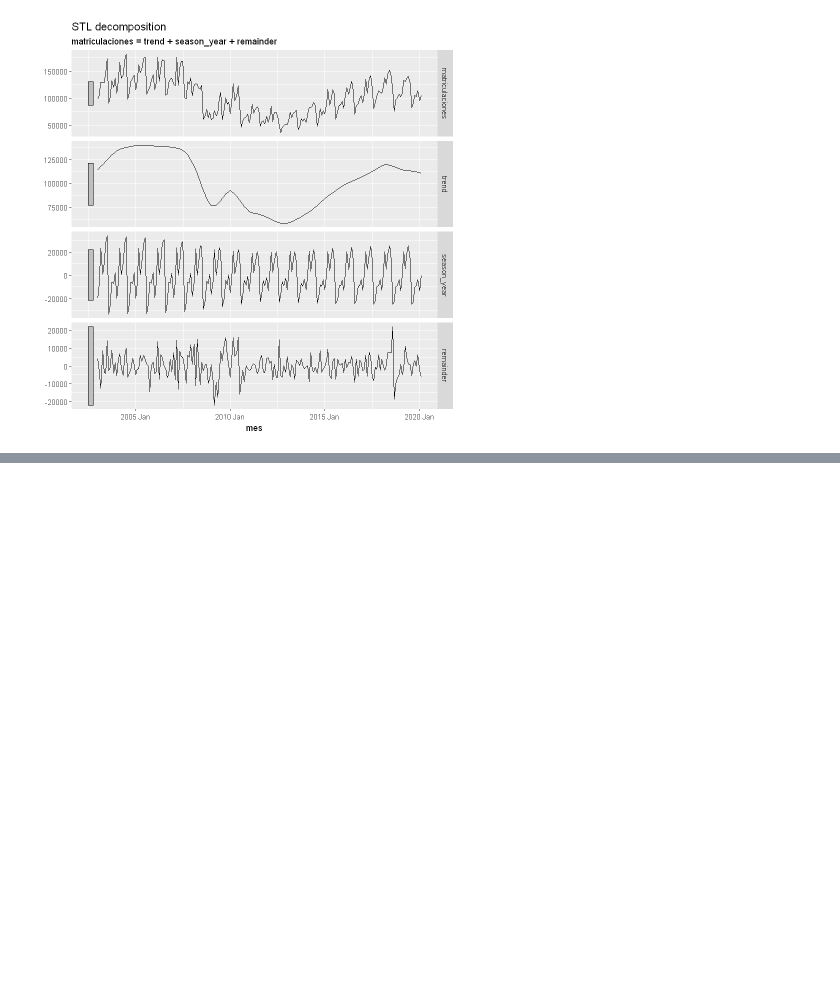
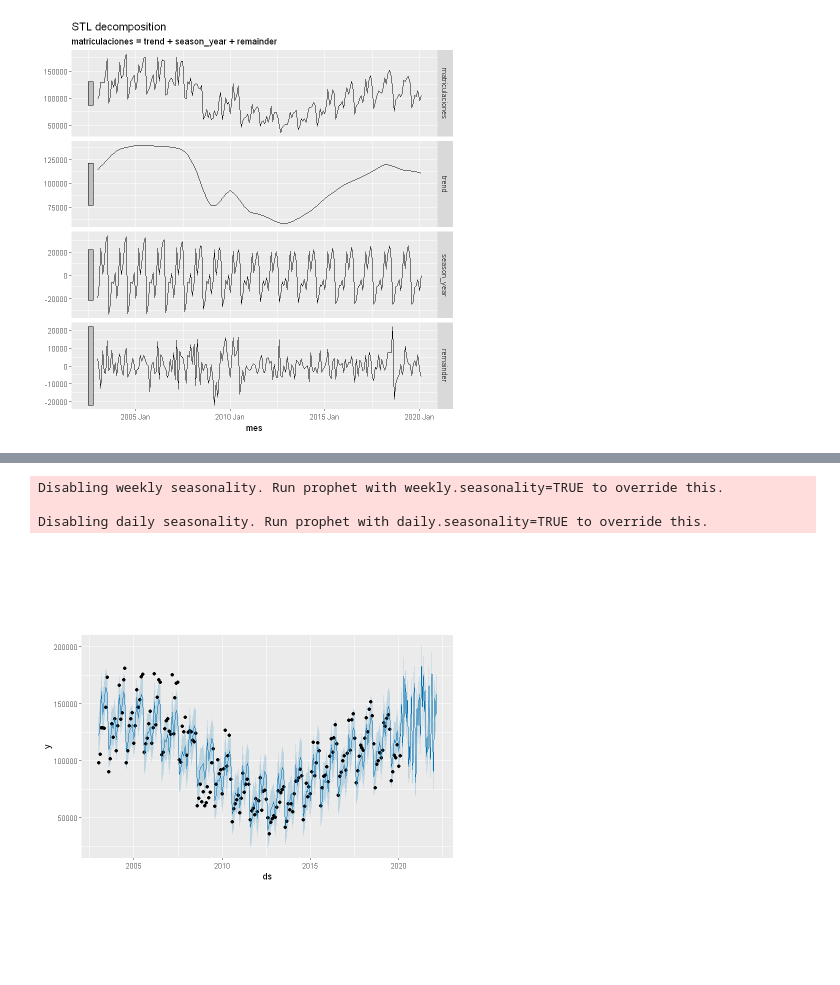
Before and after one commit to Atuneros/trabajos, a Jupyter notebook: machine_learning2/practica3.ipynb, the cells around one changed output, grey strips where cells are left out. Cells and saved outputs as stored; diff of their text form; code cells hidden in the pictures; blank space fills up the shorter version.

Commit message:
corregido arima + añadido prophet

```diff
--- a/machine_learning2/practica3.ipynb
+++ b/machine_learning2/practica3.ipynb
@@ -242,0 +230,14 @@ fit2 %>% forecast(h = 1) %>%
+# %%
+m <- prophet(serie_2020)
+# %% [output]
+Disabling weekly seasonality. Run prophet with weekly.seasonality=TRUE to override this.
+
+Disabling daily seasonality. Run prophet with daily.seasonality=TRUE to override this.
+# %%
+future <- make_future_dataframe(m, periods = 750)
+# %%
+forecast <- predict(m, future)
+# %%
+plot(m, forecast)
+# %% [output]
+[figure, added]
```
Also changed, not shown: parts of 16 cells of this notebook.
